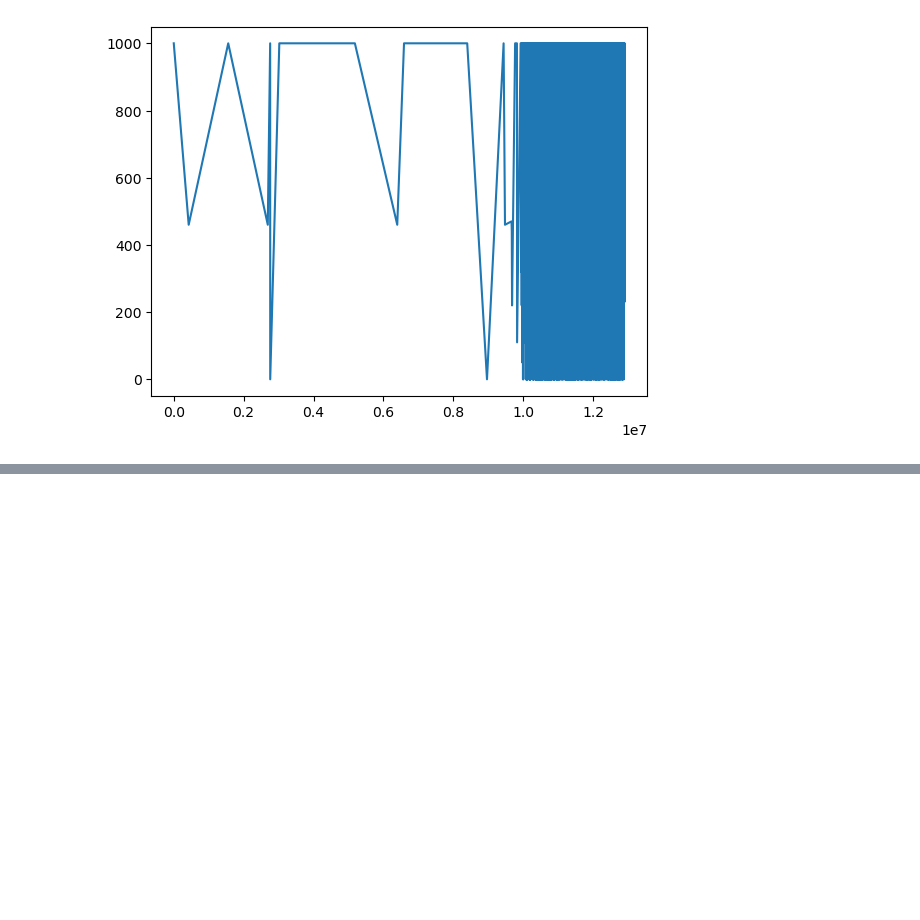
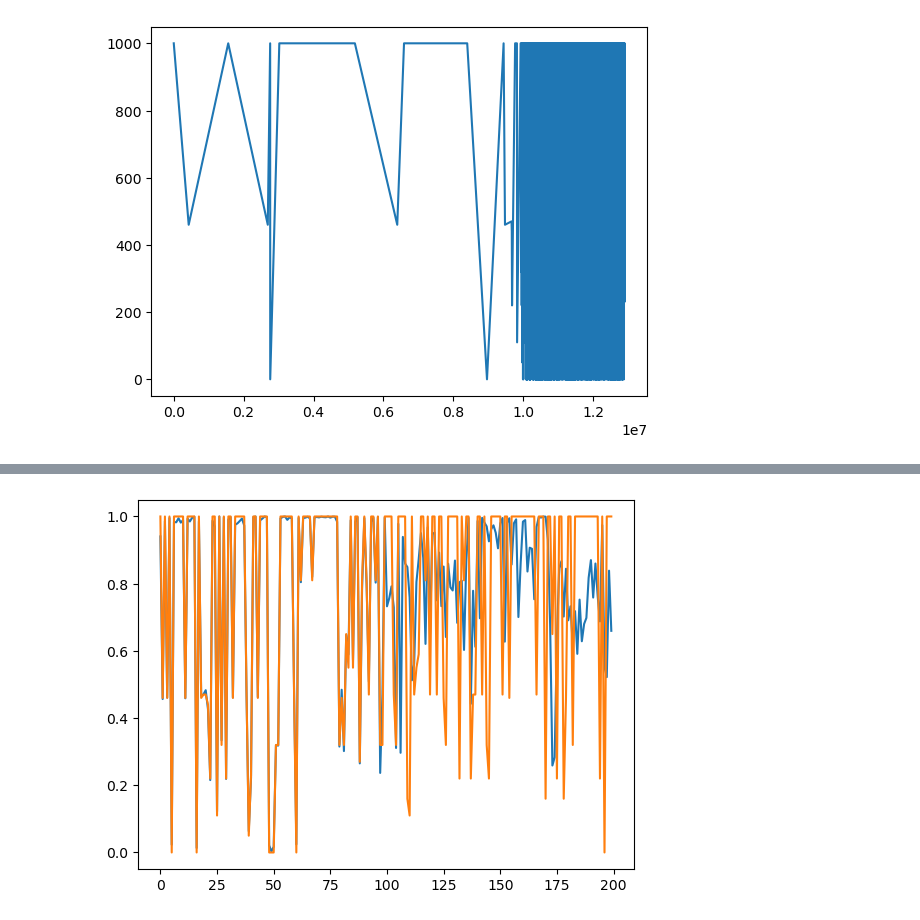
Before and after one commit to AntonJoha/master_thesis_code, a Jupyter notebook: RNN/Untitled.ipynb, the cells around one changed output, grey strips where cells are left out. Drawn from its saved outputs; the diff is of its cells as text; code cells hidden in the pictures; blank space fills up the shorter version.

```diff
--- a/RNN/Untitled.ipynb
+++ b/RNN/Untitled.ipynb
@@ -56,10 +65,14 @@ def make_data(df):
 
     x_train, y_train = [], []
     prev = -1
+
+    m = df.max()[0]
+    print("Max value: ", m)
+
     for row in df.values:
-        x_train.append([prev])
-        y_train.append([row[1]])
-        prev = row[1]
+        x_train.append([prev/m])
+        y_train.append([row[0]/m])
+        prev = row[0]
     return torch.tensor(x_train, dtype=torch.double),torch.tensor(y_train, dtype=torch.double)
 
 make_data(df)
@@ -94,19 +108,22 @@ epochs = 100000
 for e in range(epochs):
     model.train()
     #print(next(iter(loader)))
+    model.clean_state()
     for x, y in loader:
 
         #print("XXXX", x, "YYYY", y)
 
         model.init_state()
         y_pred = model(x.double())
+        #print(y_pred, y)
         l = loss(y_pred, y)
+        #print(l, np.sqrt(l.detach().numpy()))
         optimizer.zero_grad()
         l.backward()
         optimizer.step()
     if e % 10 != 0:
         continue
-    clear_output(wait=True)
+    #clear_output(wait=True)
     sum_loss = 0
 
     for x, y in loader:
@@ -157,0 +158,23 @@ print(hidden)
+# %%
+import matplotlib.pyplot as plt
+
+def eval_model(x,y,m):
+    res = []
+    m.eval()
+    m.clean_state()
+
+    val = x[0]
+    for _ in x:
+        t = torch.tensor([[val]])
+        val = m(t)
+        res.append(val.detach().numpy()[0])
+
+    fig, ax = plt.subplots()
+
+    ax.plot(res)
+    ax.plot(y)
+
+amount = 200
+eval_model(x_d[:amount],y_d[:amount],model)
+# %% [output]
+[figure, added]
```
Also changed, not shown: parts of 4 cells of this notebook.
